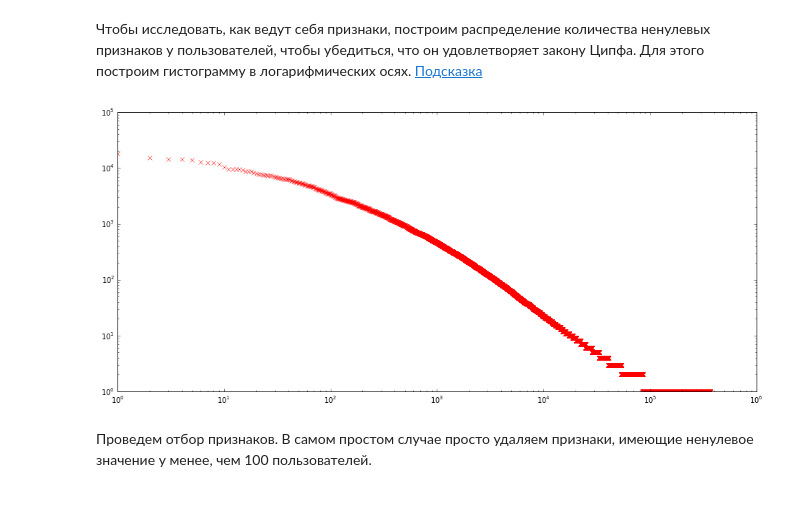
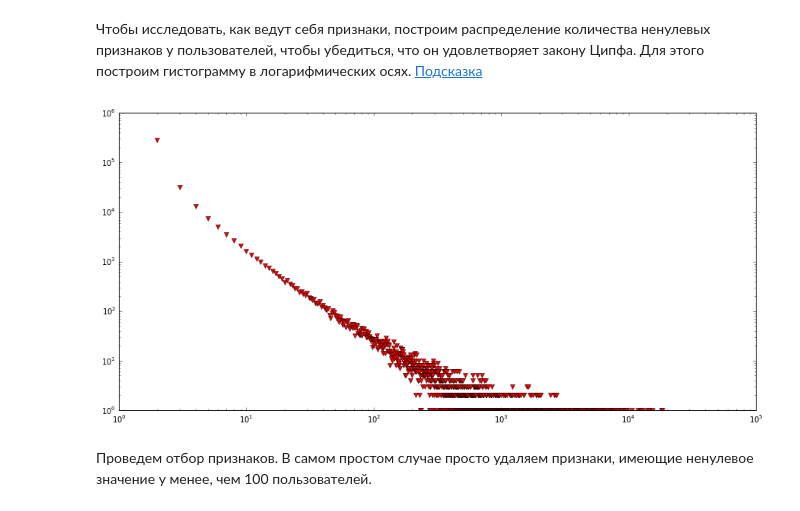
Before and after one commit to KopBob/technosphere, a Jupyter notebook: ml/hw5/homework-5-st.ipynb, the cells around one changed output. Drawn from its saved outputs; the diff is of its cells as text; code cells hidden in the pictures.

Commit message:
Finish up with BigData homework 5.

```diff
--- a/ml/hw5/homework-5-st.ipynb
+++ b/ml/hw5/homework-5-st.ipynb
@@ -14,9 +14,9 @@ import sklearn.metrics as sm
 # %% [markdown]
 Зачитываем результат 4 домашки
 # %%
-data = np.load("../hw4/files/out_4.dat.npz")
-users = data["users"]
-X = data["data"].reshape(1,)[0]
+hw4_results = np.load("../hw4/files/out_4.dat.npz")
+users = hw4_results["users"]
+x_raw = hw4_results["data"].reshape(1,)[0]
 # %% [markdown]
 Зачитываем категории пользователей
 # %%
@@ -41,24 +46,24 @@ Resulting training set: (3000x364911) feature matrix, 3000 target vector
 # %% [markdown]
 Чтобы исследовать, как ведут себя признаки, построим распределение количества ненулевых признаков у пользователей, чтобы убедиться, что он удовлетворяет закону Ципфа. Для этого построим гистограмму в логарифмических осях. [Подсказка](http://anokhin.github.io/img/sf1.png)
 # %%
-def draw_log_hist(X):
+def draw_log_hist(data):
     """
     Draw tokens histogram in log scales
     """
-    y = np.array(X.sum(axis=0), dtype=np.int).ravel()
-    x = np.arange(y.size)
+    y = np.bincount(np.asarray(data.astype(int).sum(axis=0)).ravel())
+    x = np.arange(1, len(y) + 1)
 
-    plt.figure(figsize=(16, 7))
+    plt.figure(figsize=(15,7))
     plt.xscale("log", nonposx='clip')
     plt.yscale("log", nonposy='clip')
 
-    plt.plot(x, np.sort(y)[::-1], "rx")
+#     plt.plot(x, np.sort(y)[::-1], "rv")
+    plt.plot(x, y, "rv")
+    return np.sort(y)[::-1]
 
-    return y
-
-features_counts = draw_log_hist(X)
+features_counts = draw_log_hist(x_raw)
 # %% [output]
-[figure, old version]
+[figure, new version]
 # %% [markdown]
 Проведем отбор признаков. В самом простом случае просто удаляем признаки, имеющие ненулевое значение у менее, чем 100 пользователей.
 # %%
```
Also changed, not shown: parts of 21 cells of this notebook.
